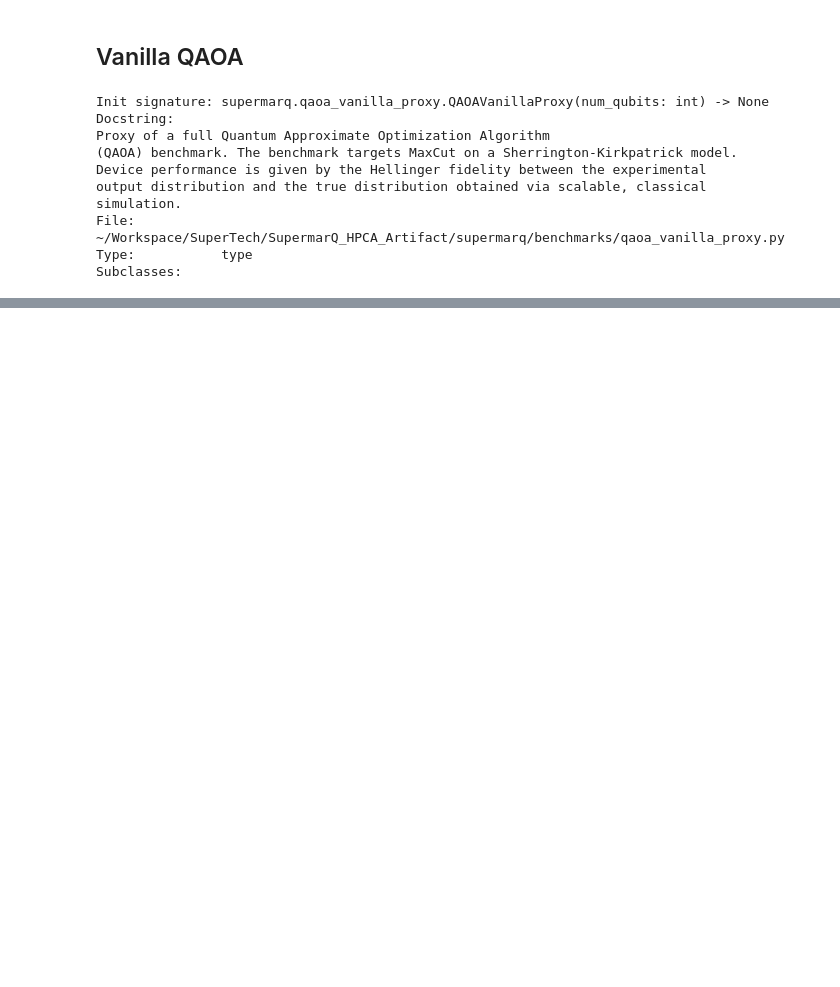
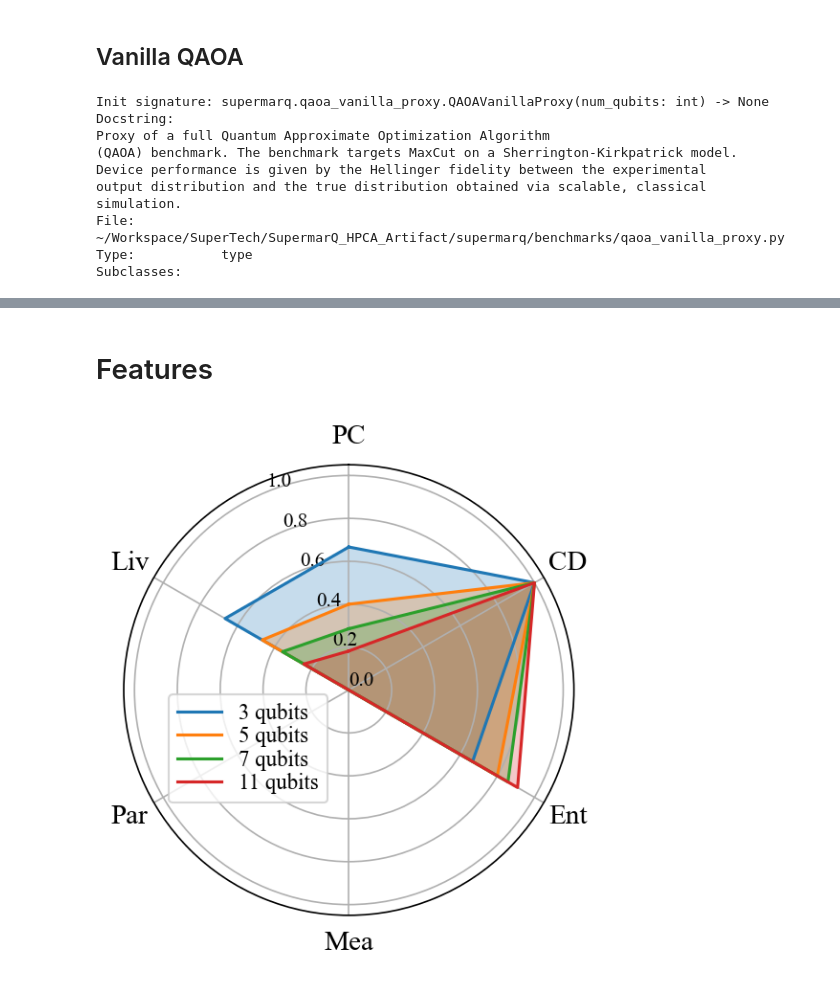
Before and after one commit to 00mjk/superMarq-1, a Jupyter notebook: HPCA_Artifact.ipynb, the cells around one changed output, grey strips where cells are left out. Cells and saved outputs as stored; diff of their text form; code cells hidden in the pictures; blank space fills up the shorter version.

```diff
--- a/HPCA_Artifact.ipynb
+++ b/HPCA_Artifact.ipynb
@@ -528,0 +543,21 @@ ax.get_xaxis().set_visible(False)
+# %% [markdown]
+# Features
+# %%
+# GHZ feature example
+title = 'GHZ'
+labels = ['3 qubits', '5 qubits', '7 qubits', '11 qubits']
+feature_vecs = []
+for nq in [3, 5, 7, 11]:
+    circ = supermarq.ghz.GHZ(nq).circuit()
+    con = supermarq.features.compute_connectivity(circ)
+    liv = supermarq.features.compute_liveness(circ)
+    par = supermarq.features.compute_parallelism(circ)
+    mea = supermarq.features.compute_measurement(circ)
+    ent = supermarq.features.compute_entanglement(circ)
+    dep = supermarq.features.compute_depth(circ)
+    feature_vecs.append([con, liv, par, mea, ent, dep])
+
+spoke_labels = ['PC', 'Liv', 'Par', 'Mea', 'Ent', 'CD']
+supermarq.features.plot_benchmark([title, labels, feature_vecs], spoke_labels=spoke_labels, legend_loc=(0.1, 0.25))
+# %% [output]
+[figure, added]
```
Also changed, not shown: parts of 33 cells of this notebook, 34 other files.
